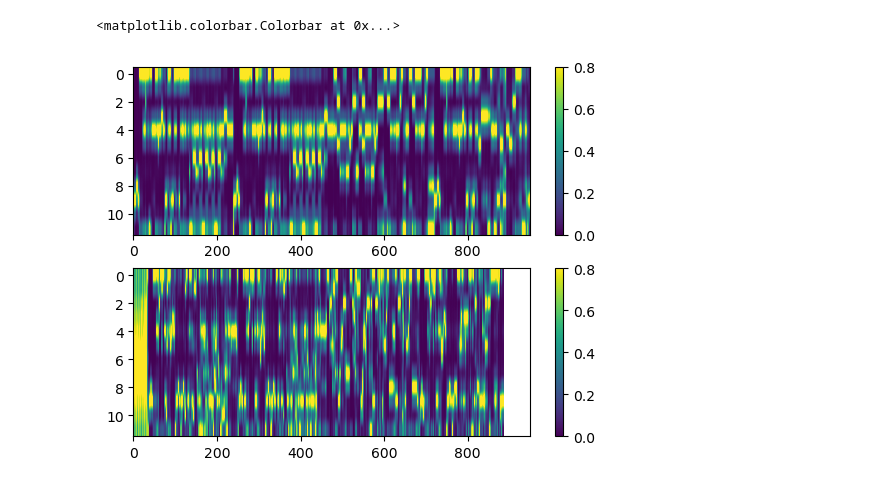
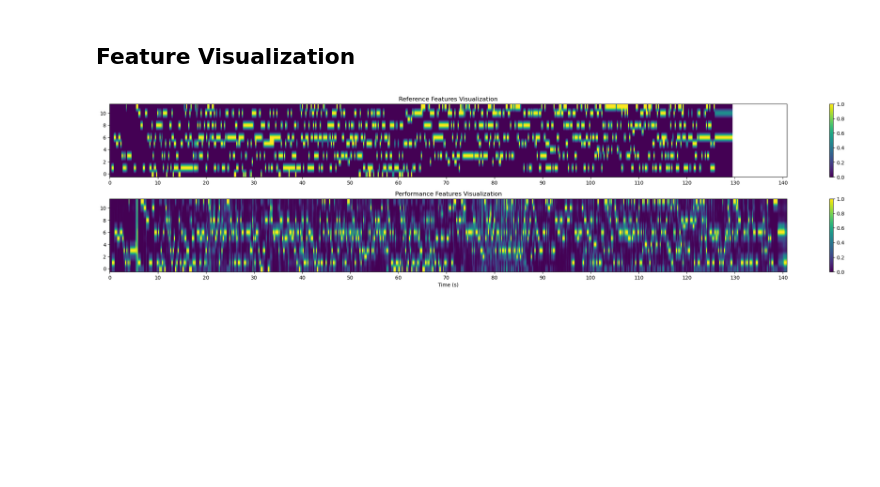
Before and after one commit to laurenceyoon/python-match, a Jupyter notebook: online_dtw.ipynb, the cells around one changed output. Cells and saved outputs as stored; diff of their text form; code cells hidden in the pictures; blank space fills up the shorter version.

```diff
--- a/online_dtw.ipynb
+++ b/online_dtw.ipynb
@@ -569,7 +15,0 @@ print(f"=====================oltw run ended=====================")
-# %%
-x,y  = zip(*oltw.candi_history)
-
-from matplotlib import cm
-cmap = cm.get_cmap('winter', 100)
-for n in range(len(x)):
-    plt.plot(x[n], y[n], '.', color=cmap(n%100))
@@ -577,0 +28,12 @@ for n in range(len(x)):
+# %%
+def get_score_features(score_path: str, frame_rate: int = FRAME_RATE) -> np.ndarray:
+    mid = pretty_midi.PrettyMIDI(score_path)
+    chroma = mid.get_chroma(fs=frame_rate)
+    chroma_norm = librosa.util.normalize(chroma)
+    return chroma_norm.T  # (time, n_chroma)
+
+
+def transfer_positions(wp, ref_anns):
+    x, y = wp[0], wp[1]
+    predicted_targets = [y[np.where(x >= r)[0][0]] for r in ref_anns]
+    return predicted_targets
@@ -578,14 +444,32 @@ for n in range(len(x)):
+# %% [markdown]
+## Feature Visualization
 # %%
 max_step = np.max((oltw.ref_pointer, oltw.target_pointer))
-# max_step = np.min((oltw.ref_pointer, oltw.query_pointer))
+max_x_time = max_step / FRAME_RATE
+
+x_ticks = np.arange(0, max_x_time, 10)
+x_labels = [f"{x:.0f}" for x in x_ticks]
+
+plt.figure(figsize=(30, 6))
+
+# First subplot
 plt.subplot(211)
-plt.imshow(oltw.ref_features[:, :oltw.ref_pointer], aspect='auto', vmin=0, vmax=0.8)
-plt.xlim(0,max_step)
+plt.title("Reference Features Visualization")
+plt.imshow(oltw.reference_features.T, aspect="auto", origin="lower")
+plt.xlim(0, max_step)
 plt.colorbar()
+plt.xticks(ticks=x_ticks * FRAME_RATE, labels=x_labels)
+
+# Second subplot
 plt.subplot(212)
-plt.imshow(oltw.target_features[:, :oltw.target_pointer], aspect='auto', vmin=0, vmax=0.8)
-plt.xlim(0,max_step)
+plt.title("Performance Features Visualization")
+plt.imshow(oltw.input_features.T, aspect="auto", origin="lower")
+plt.xlim(0, max_step)
 plt.colorbar()
+plt.xticks(ticks=x_ticks * FRAME_RATE, labels=x_labels)
+plt.xlabel("Time (s)")
+
+plt.subplots_adjust(hspace=0.3)
+plt.show()
 # %% [output]
-<matplotlib.colorbar.Colorbar at 0x...>
-[figure, old version]
+[figure, new version]
```
Also changed, not shown: parts of 17 cells of this notebook, 10 other files.
